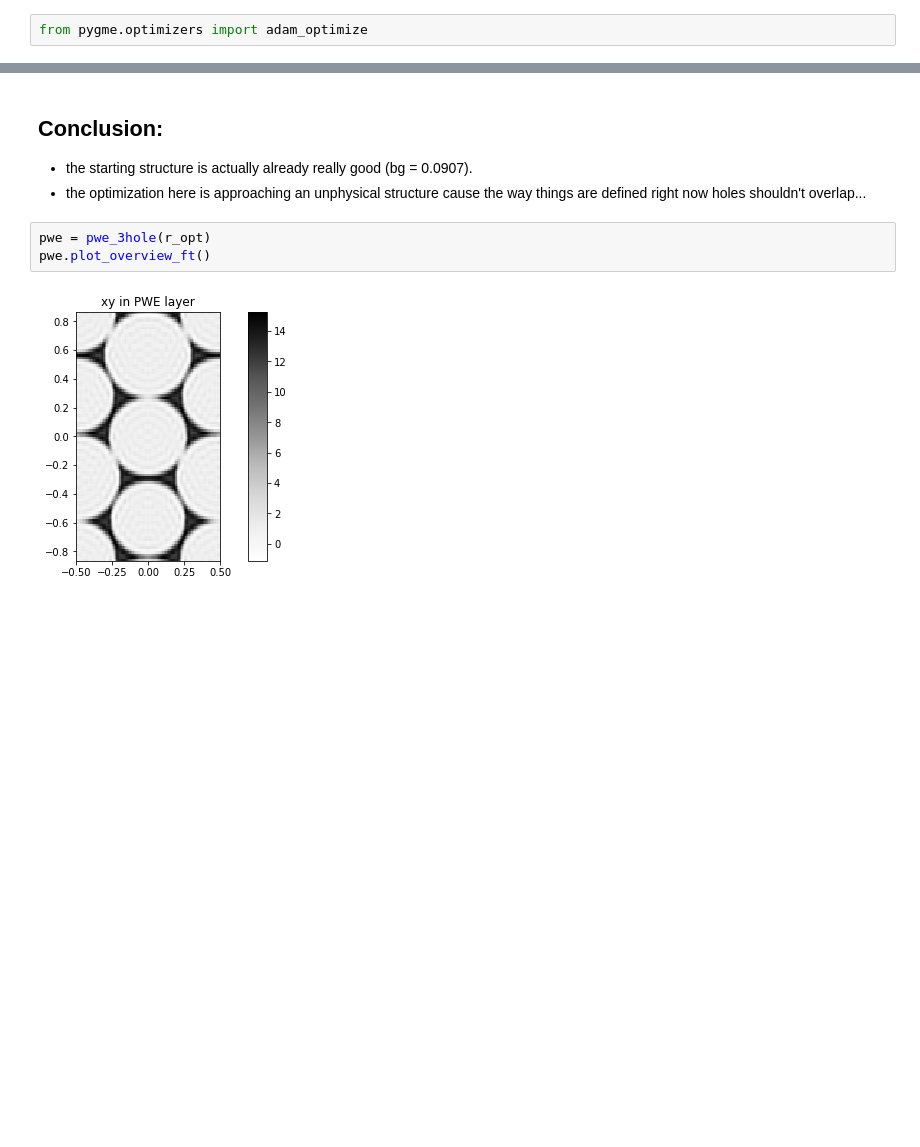
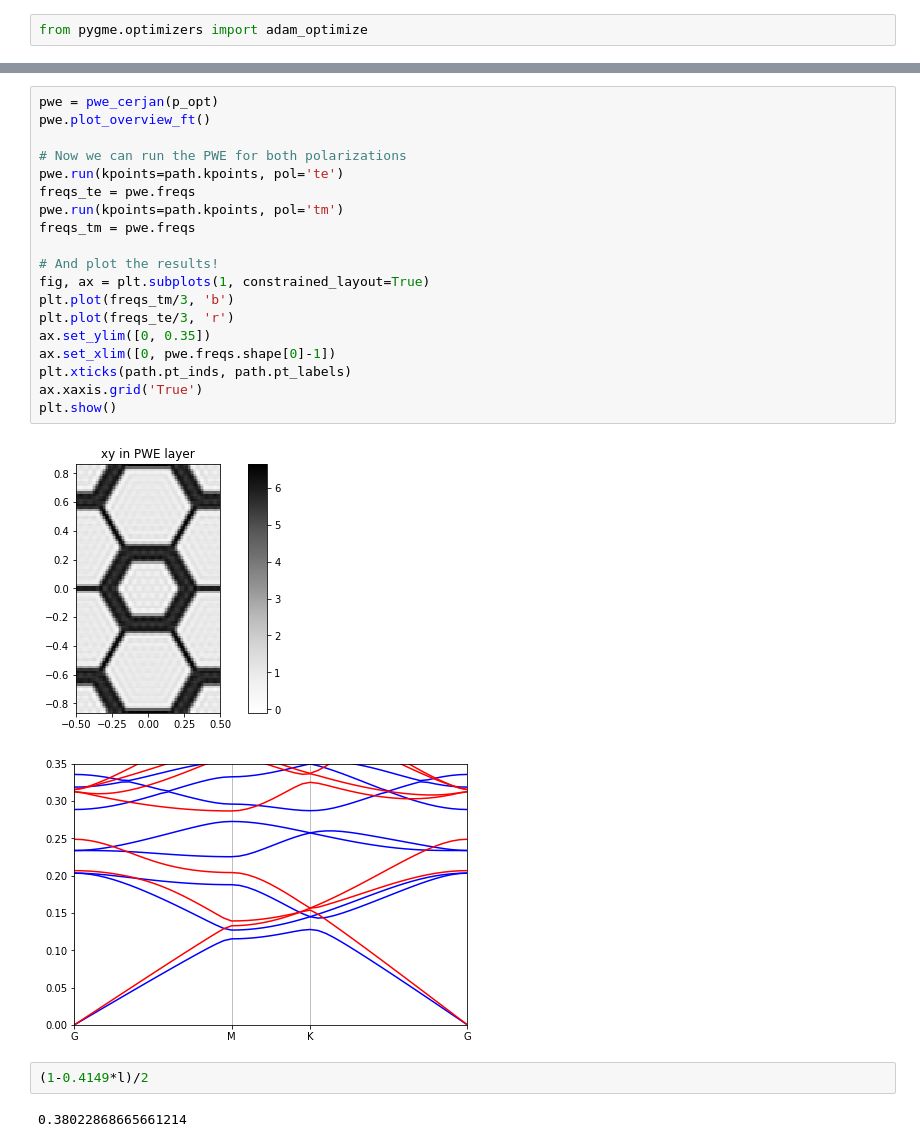
Before and after one commit to fancompute/legume, a Jupyter notebook: Notebooks/Aurograd_PWE_poly.ipynb, the cells around one changed output, grey strips where cells are left out. Saved outputs shown, nothing was run; the diff lists cells and outputs as text; blank space fills up the shorter version.

```diff
--- a/Notebooks/Aurograd_PWE_poly.ipynb
+++ b/Notebooks/Aurograd_PWE_poly.ipynb
@@ -213,9 +217,26 @@ plt.show()
-# %% [markdown]
-## Conclusion:
-- the starting structure is actually already really good (bg = 0.0907).
-- the optimization here is approaching an unphysical structure cause the way things are defined right now holes shouldn't overlap...
-# %%
-pwe = pwe_3hole(r_opt)
-pwe.plot_overview_ft()
-# %% [output]
-[figure, removed]
+# %%
+pwe = pwe_cerjan(p_opt)
+pwe.plot_overview_ft()
+
+# Now we can run the PWE for both polarizations
+pwe.run(kpoints=path.kpoints, pol='te')
+freqs_te = pwe.freqs
+pwe.run(kpoints=path.kpoints, pol='tm')
+freqs_tm = pwe.freqs
+
+# And plot the results!
+fig, ax = plt.subplots(1, constrained_layout=True)
+plt.plot(freqs_tm/3, 'b')
+plt.plot(freqs_te/3, 'r')
+ax.set_ylim([0, 0.35])
+ax.set_xlim([0, pwe.freqs.shape[0]-1])
+plt.xticks(path.pt_inds, path.pt_labels)
+ax.xaxis.grid('True')
+plt.show()
+# %% [output]
+[figure, added]
+[figure, added]
+# %%
+(1-0.4149*l)/2
+# %% [output]
+0.38022868665661214
```
Also changed, not shown: parts of 8 cells of this notebook, 3 other files.
